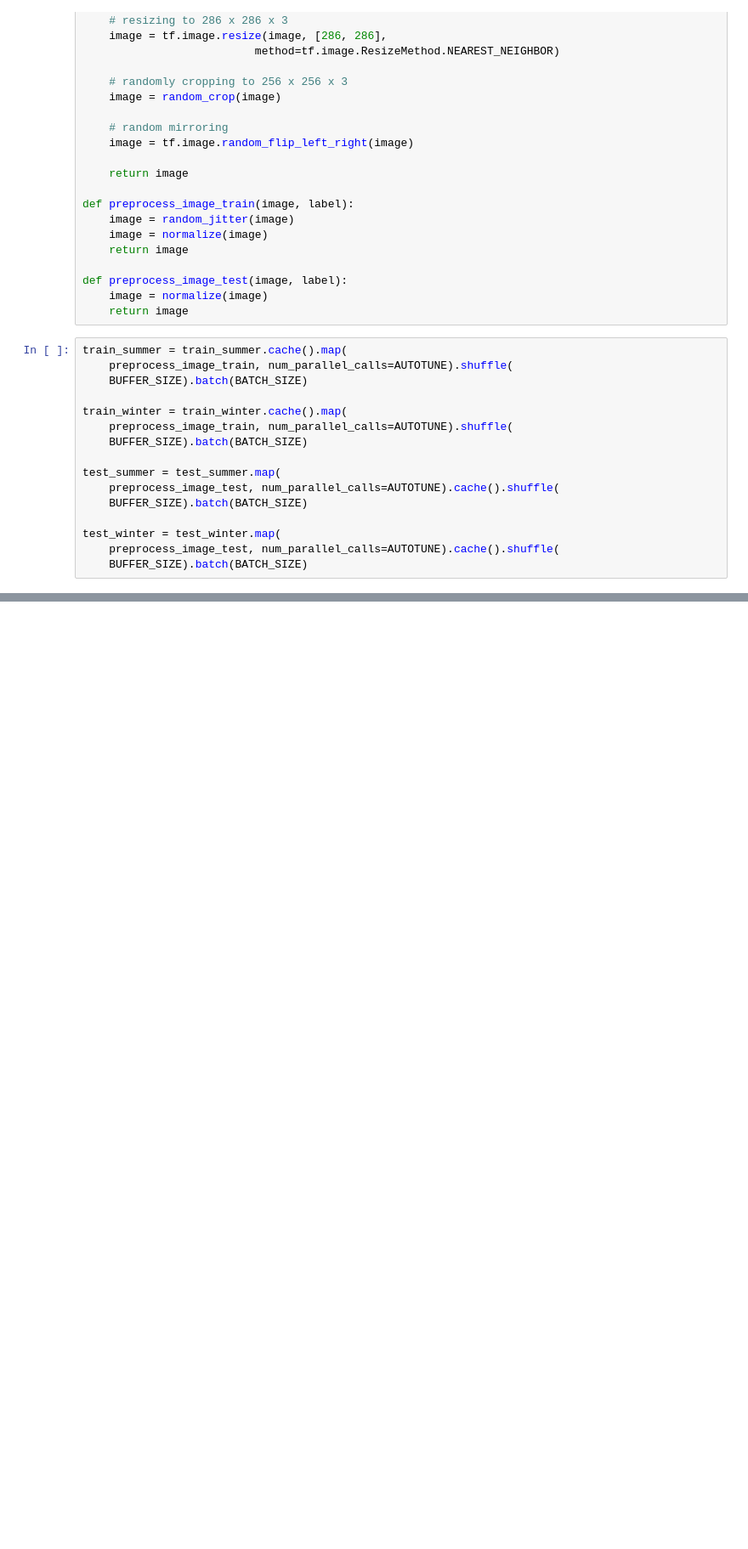
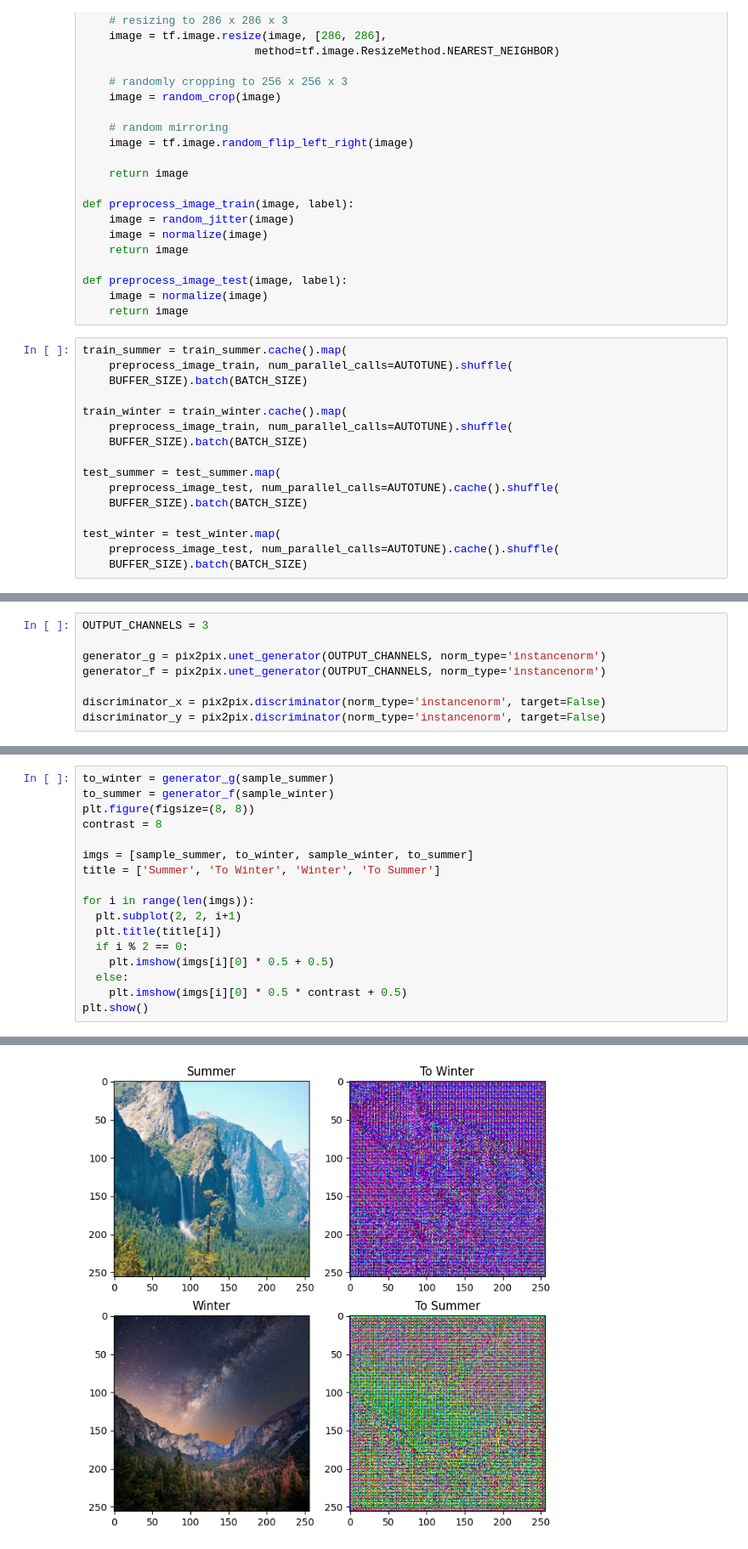
Before and after one commit to Sann-Htet/Deeping-Learning-with-Tensorflow-and-Keras, a Jupyter notebook: Chapter 09/CycleGAN_TF2.ipynb, the cells around one changed output, grey strips where cells are left out. Shown at 85% size. Cells and saved outputs as stored; diff of their text form; blank space fills up the shorter version.

```diff
--- a/Chapter 09/CycleGAN_TF2.ipynb
+++ b/Chapter 09/CycleGAN_TF2.ipynb
@@ -120,0 +97,8 @@ sample_winter = next(iter(train_winter))
+# %%
+OUTPUT_CHANNELS = 3
+
+generator_g = pix2pix.unet_generator(OUTPUT_CHANNELS, norm_type='instancenorm')
+generator_f = pix2pix.unet_generator(OUTPUT_CHANNELS, norm_type='instancenorm')
+
+discriminator_x = pix2pix.discriminator(norm_type='instancenorm', target=False)
+discriminator_y = pix2pix.discriminator(norm_type='instancenorm', target=False)
@@ -120,0 +111,18 @@ sample_winter = next(iter(train_winter))
+# %%
+to_winter = generator_g(sample_summer)
+to_summer = generator_f(sample_winter)
+plt.figure(figsize=(8, 8))
+contrast = 8
+
+imgs = [sample_summer, to_winter, sample_winter, to_summer]
+title = ['Summer', 'To Winter', 'Winter', 'To Summer']
+
+for i in range(len(imgs)):
+  plt.subplot(2, 2, i+1)
+  plt.title(title[i])
+  if i % 2 == 0:
+    plt.imshow(imgs[i][0] * 0.5 + 0.5)
+  else:
+    plt.imshow(imgs[i][0] * 0.5 * contrast + 0.5)
+plt.show()
+# %% [output]
@@ -120,0 +131 @@ sample_winter = next(iter(train_winter))
+[figure, added]
```
Also changed, not shown: parts of 19 cells of this notebook.
